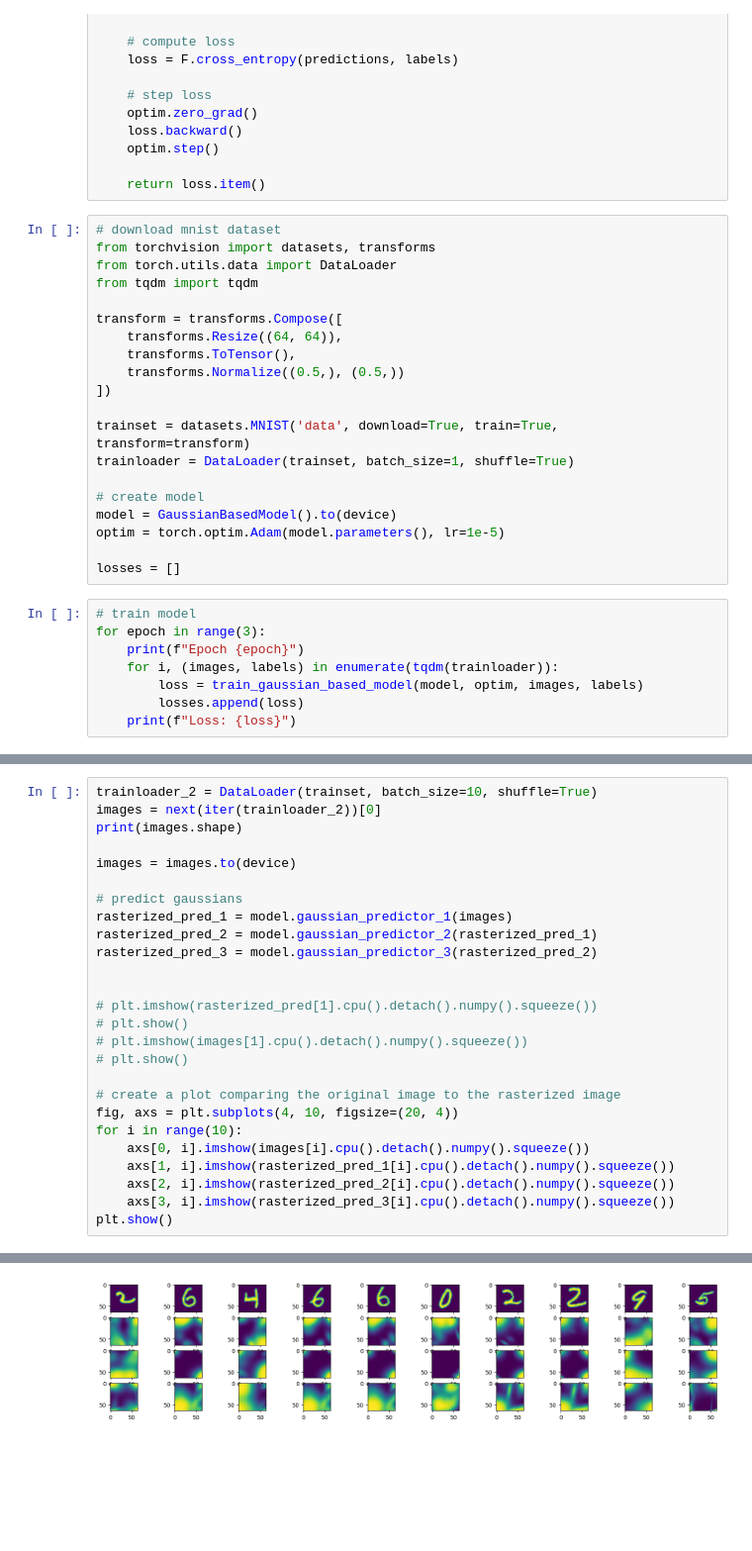
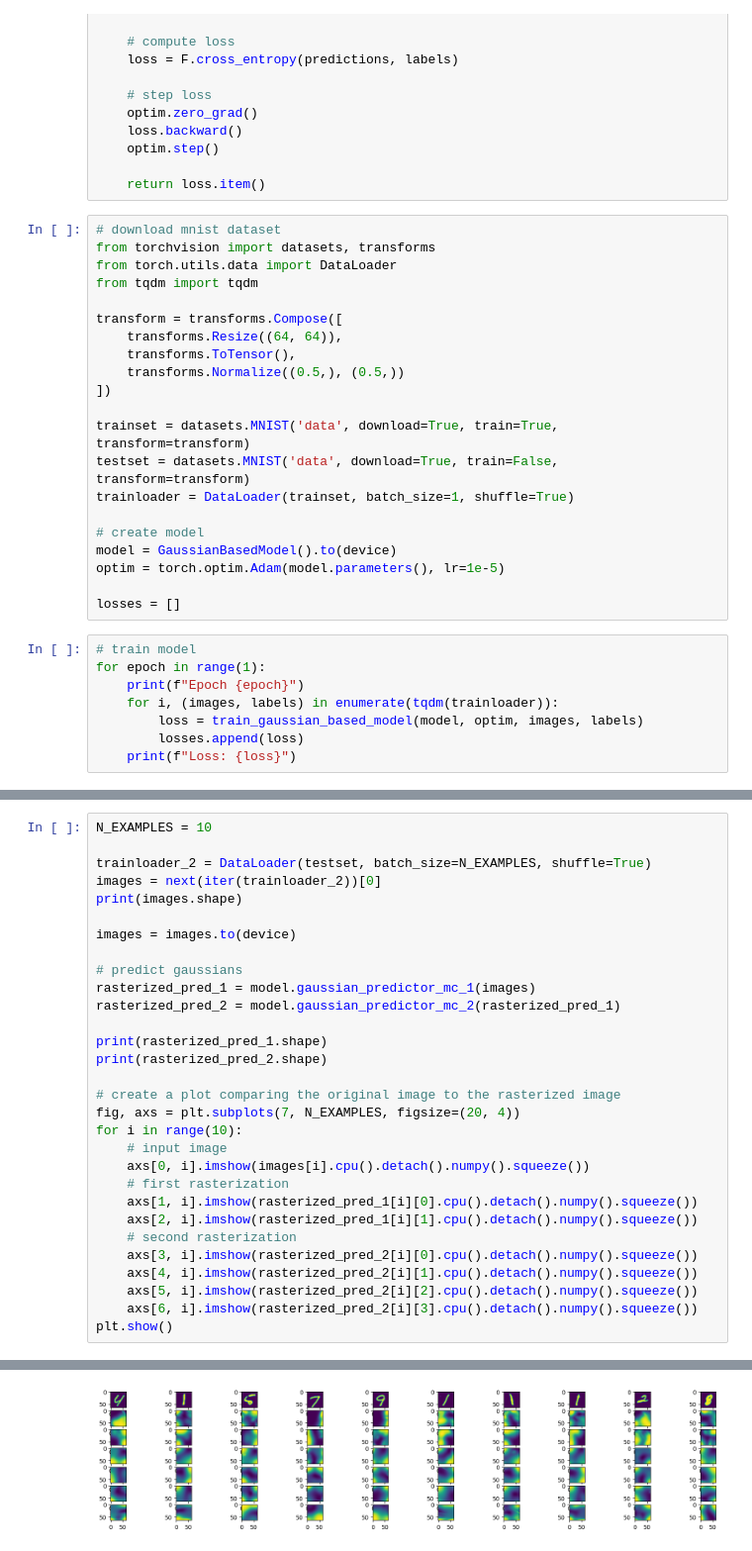
Before and after one commit to pimpale/foo, a Jupyter notebook: python/gaussiansplattingconvolution/gpslat_layer_nn.ipynb, the cells around one changed output, grey strips where cells are left out. Shown at 99% size. Cells and saved outputs as stored; diff of their text form; blank space fills up the shorter version.

```diff
--- a/python/gaussiansplattingconvolution/gpslat_layer_nn.ipynb
+++ b/python/gaussiansplattingconvolution/gpslat_layer_nn.ipynb
@@ -213,6 +243,7 @@ transform = transforms.Compose([
 ])
 
 trainset = datasets.MNIST('data', download=True, train=True, transform=transform)
+testset = datasets.MNIST('data', download=True, train=False, transform=transform)
 trainloader = DataLoader(trainset, batch_size=1, shuffle=True)
 
 # create model
@@ -222,7 +253,7 @@ optim = torch.optim.Adam(model.parameters(), lr=1e-5)
 losses = []
 # %%
 # train model
-for epoch in range(3):
+for epoch in range(1):
     print(f"Epoch {epoch}")
     for i, (images, labels) in enumerate(tqdm(trainloader)):
         loss = train_gaussian_based_model(model, optim, images, labels)
@@ -251,28 +274,32 @@ plt.plot(losses_smoothed)
 # %%
-trainloader_2 = DataLoader(trainset, batch_size=10, shuffle=True)
+N_EXAMPLES = 10
+
+trainloader_2 = DataLoader(testset, batch_size=N_EXAMPLES, shuffle=True)
 images = next(iter(trainloader_2))[0]
 print(images.shape)
 
 images = images.to(device)
 
 # predict gaussians
-rasterized_pred_1 = model.gaussian_predictor_1(images)
-rasterized_pred_2 = model.gaussian_predictor_2(rasterized_pred_1)
-rasterized_pred_3 = model.gaussian_predictor_3(rasterized_pred_2)
+rasterized_pred_1 = model.gaussian_predictor_mc_1(images)
+rasterized_pred_2 = model.gaussian_predictor_mc_2(rasterized_pred_1)
 
-
-# plt.imshow(rasterized_pred[1].cpu().detach().numpy().squeeze())
-# plt.show()
-# plt.imshow(images[1].cpu().detach().numpy().squeeze())
-# plt.show()
+print(rasterized_pred_1.shape)
+print(rasterized_pred_2.shape)
 
 # create a plot comparing the original image to the rasterized image
-fig, axs = plt.subplots(4, 10, figsize=(20, 4))
+fig, axs = plt.subplots(7, N_EXAMPLES, figsize=(20, 4))
 for i in range(10):
+    # input image
     axs[0, i].imshow(images[i].cpu().detach().numpy().squeeze())
-    axs[1, i].imshow(rasterized_pred_1[i].cpu().detach().numpy().squeeze())
-    axs[2, i].imshow(rasterized_pred_2[i].cpu().detach().numpy().squeeze())
-    axs[3, i].imshow(rasterized_pred_3[i].cpu().detach().numpy().squeeze())
+    # first rasterization
+    axs[1, i].imshow(rasterized_pred_1[i][0].cpu().detach().numpy().squeeze())
+    axs[2, i].imshow(rasterized_pred_1[i][1].cpu().detach().numpy().squeeze())
+    # second rasterization
+    axs[3, i].imshow(rasterized_pred_2[i][0].cpu().detach().numpy().squeeze())
+    axs[4, i].imshow(rasterized_pred_2[i][1].cpu().detach().numpy().squeeze())
+    axs[5, i].imshow(rasterized_pred_2[i][2].cpu().detach().numpy().squeeze())
+    axs[6, i].imshow(rasterized_pred_2[i][3].cpu().detach().numpy().squeeze())
 plt.show()
 # %% [output]
 torch.Size([10, 1, 64, 64])
@@ -279,2 +308,2 @@ torch.Size([10, 1, 64, 64])
-[figure, old version]
+[figure, new version]
 # %%
```
Also changed, not shown: parts of 11 cells of this notebook, 3 other files.
